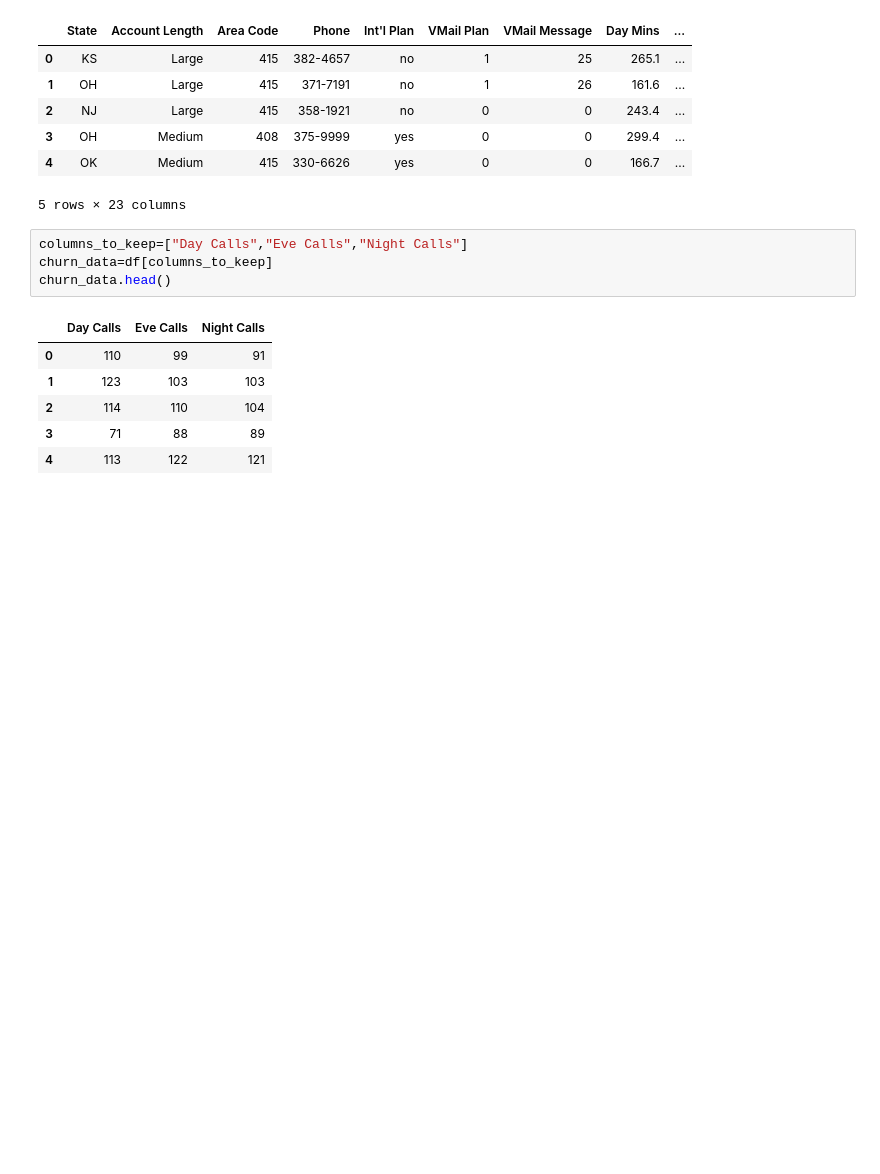
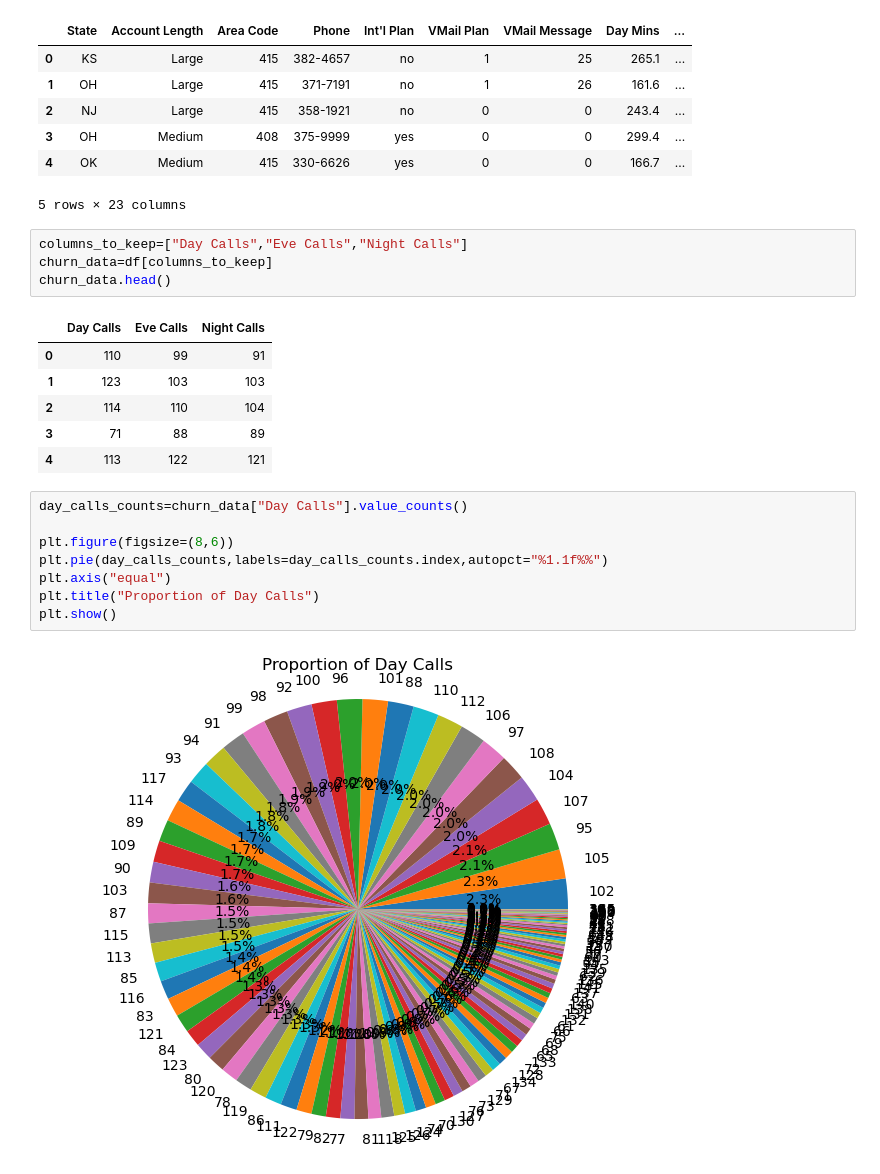
Before and after one commit to Luksh/Machine-Learning-Class, a Jupyter notebook: Assignment/Churn.ipynb, the cells around one changed output. Saved outputs shown, nothing was run; the diff lists cells and outputs as text; blank space fills up the shorter version.

```diff
--- a/Assignment/Churn.ipynb
+++ b/Assignment/Churn.ipynb
@@ -172,3 +178,13 @@ churn_data.head()
 | 2 | 114 | 110 | 104 |
 | 3 | 71 | 88 | 89 |
 | 4 | 113 | 122 | 121 |
+# %%
+day_calls_counts=churn_data["Day Calls"].value_counts()
+
+plt.figure(figsize=(8,6))
+plt.pie(day_calls_counts,labels=day_calls_counts.index,autopct="%1.1f%%")
+plt.axis("equal")
+plt.title("Proportion of Day Calls")
+plt.show()
+# %% [output]
+[figure, added]
```
Also changed, not shown: parts of 4 cells of this notebook, 3 other files.
